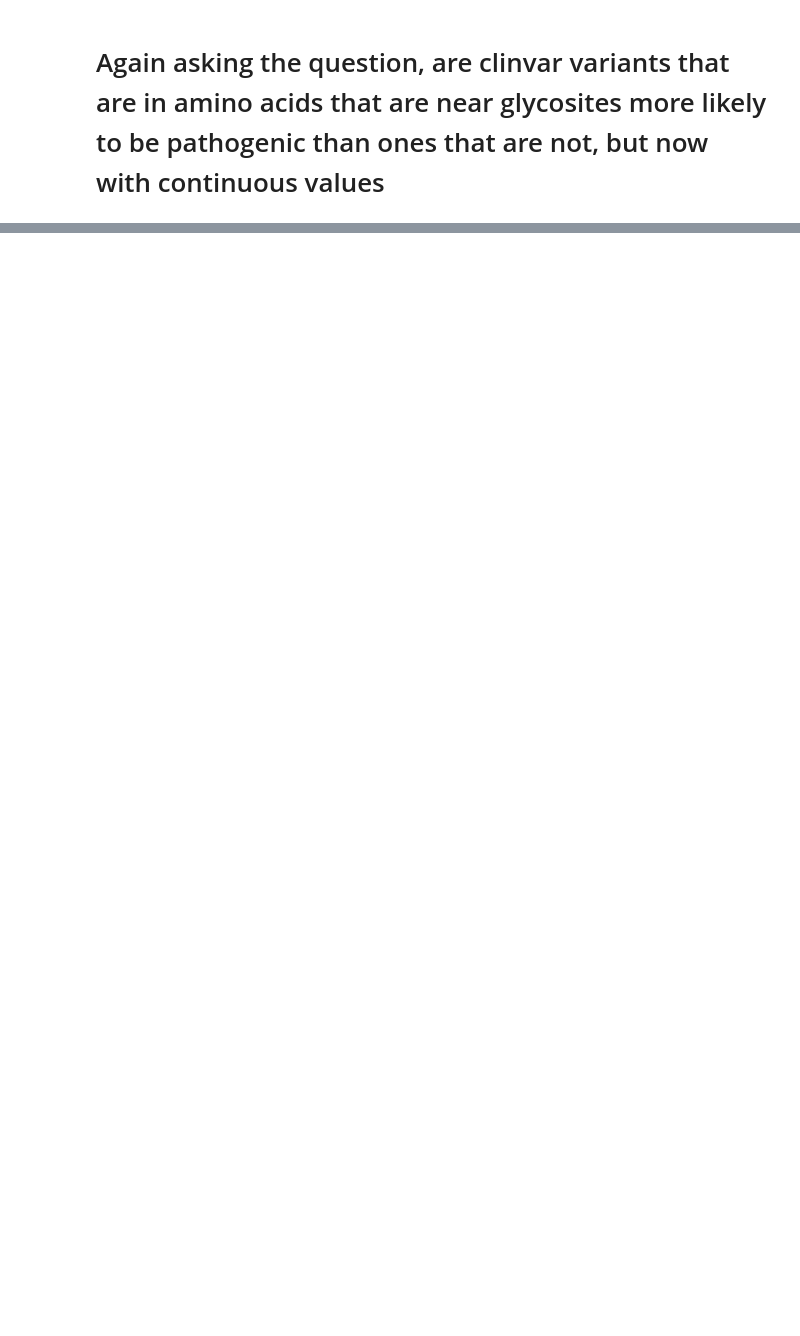
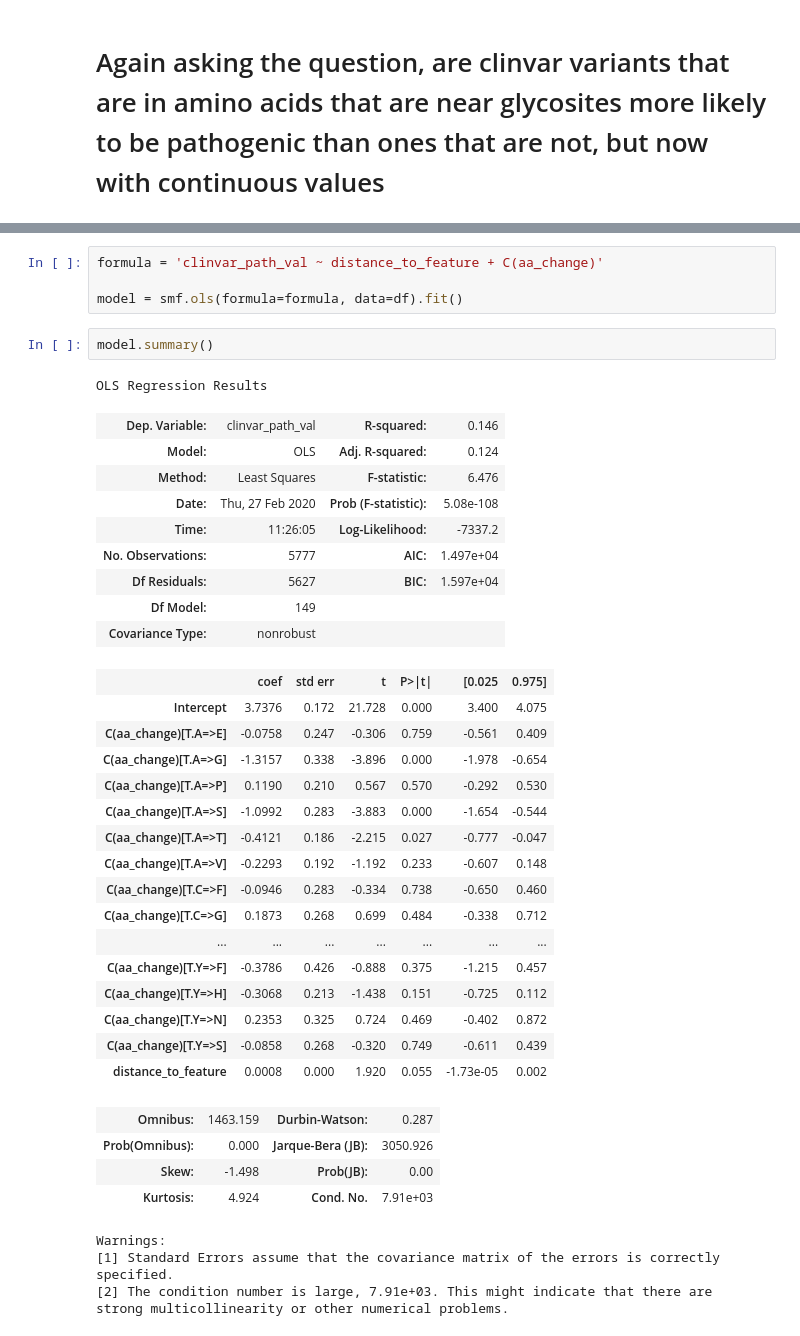
Before and after one commit to danielanach/glyco-clinvar, a Jupyter notebook: code/06_path_vs_benign_continuous.ipynb, the cells around one changed output, grey strips where cells are left out. Cells and saved outputs as stored; diff of their text form; blank space fills up the shorter version.

```diff
--- a/code/06_path_vs_benign_continuous.ipynb
+++ b/code/06_path_vs_benign_continuous.ipynb
@@ -21,0 +32,41 @@ sns.boxplot(x='clinvar_path',
+# %%
+formula = 'clinvar_path_val ~ distance_to_feature + C(aa_change)'
+
+model = smf.ols(formula=formula, data=df).fit()
+# %%
+model.summary()
+# %% [output]
+OLS Regression Results
+| Dep. Variable: | clinvar_path_val | R-squared: | 0.146 |
+| Model: | OLS | Adj. R-squared: | 0.124 |
+| Method: | Least Squares | F-statistic: | 6.476 |
+| Date: | Thu, 27 Feb 2020 | Prob (F-statistic): | 5.08e-108 |
+| Time: | 11:26:05 | Log-Likelihood: | -7337.2 |
+| No. Observations: | 5777 | AIC: | 1.497e+04 |
+| Df Residuals: | 5627 | BIC: | 1.597e+04 |
+| Df Model: | 149 |  |  |
+| Covariance Type: | nonrobust |  |  |
+|  | coef | std err | t | P>|t| | [0.025 | 0.975] |
+| Intercept | 3.7376 | 0.172 | 21.728 | 0.000 | 3.400 | 4.075 |
+| C(aa_change)[T.A=>E] | -0.0758 | 0.247 | -0.306 | 0.759 | -0.561 | 0.409 |
+| C(aa_change)[T.A=>G] | -1.3157 | 0.338 | -3.896 | 0.000 | -1.978 | -0.654 |
+| C(aa_change)[T.A=>P] | 0.1190 | 0.210 | 0.567 | 0.570 | -0.292 | 0.530 |
+| C(aa_change)[T.A=>S] | -1.0992 | 0.283 | -3.883 | 0.000 | -1.654 | -0.544 |
+| C(aa_change)[T.A=>T] | -0.4121 | 0.186 | -2.215 | 0.027 | -0.777 | -0.047 |
+| C(aa_change)[T.A=>V] | -0.2293 | 0.192 | -1.192 | 0.233 | -0.607 | 0.148 |
+| C(aa_change)[T.C=>F] | -0.0946 | 0.283 | -0.334 | 0.738 | -0.650 | 0.460 |
+| C(aa_change)[T.C=>G] | 0.1873 | 0.268 | 0.699 | 0.484 | -0.338 | 0.712 |
+| ... | ... | ... | ... | ... | ... | ... |
+| C(aa_change)[T.Y=>F] | -0.3786 | 0.426 | -0.888 | 0.375 | -1.215 | 0.457 |
+| C(aa_change)[T.Y=>H] | -0.3068 | 0.213 | -1.438 | 0.151 | -0.725 | 0.112 |
+| C(aa_change)[T.Y=>N] | 0.2353 | 0.325 | 0.724 | 0.469 | -0.402 | 0.872 |
+| C(aa_change)[T.Y=>S] | -0.0858 | 0.268 | -0.320 | 0.749 | -0.611 | 0.439 |
+| distance_to_feature | 0.0008 | 0.000 | 1.920 | 0.055 | -1.73e-05 | 0.002 |
+| Omnibus: | 1463.159 | Durbin-Watson: | 0.287 |
+| Prob(Omnibus): | 0.000 | Jarque-Bera (JB): | 3050.926 |
+| Skew: | -1.498 | Prob(JB): | 0.00 |
+| Kurtosis: | 4.924 | Cond. No. | 7.91e+03 |
+Warnings:
+[1] Standard Errors assume that the covariance matrix of the errors is correctly specified.
+[2] The condition number is large, 7.91e+03. This might indicate that there are
+strong multicollinearity or other numerical problems.
```
Also changed, not shown: parts of 6 cells of this notebook, 2 other files.
